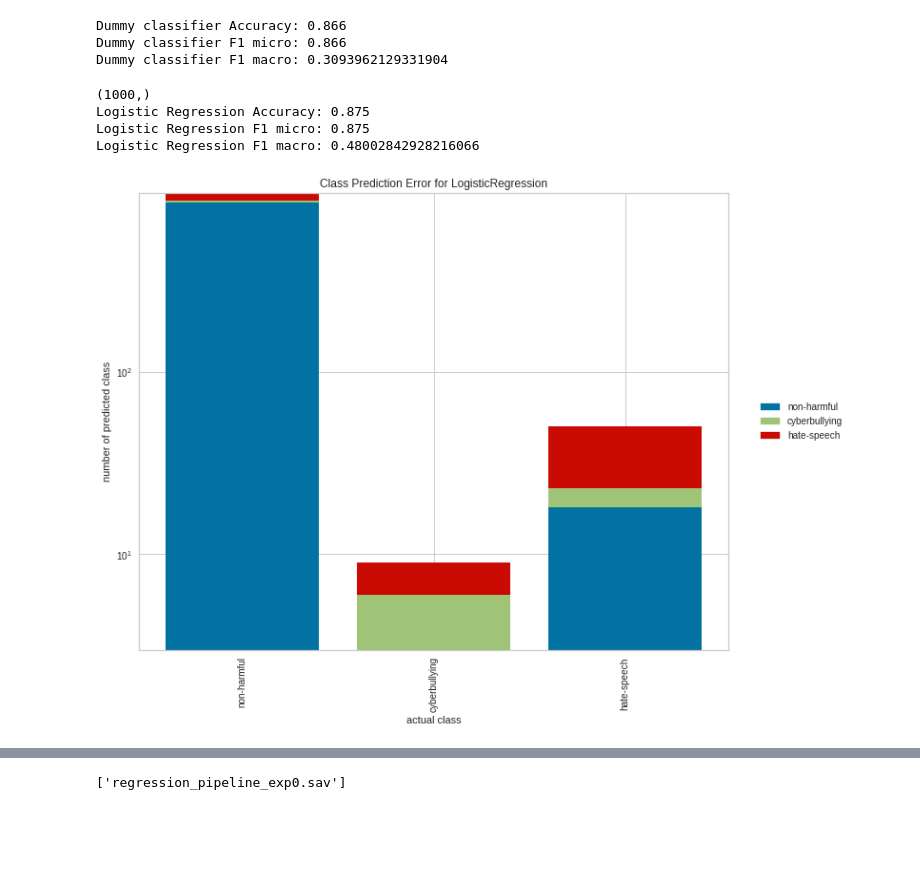
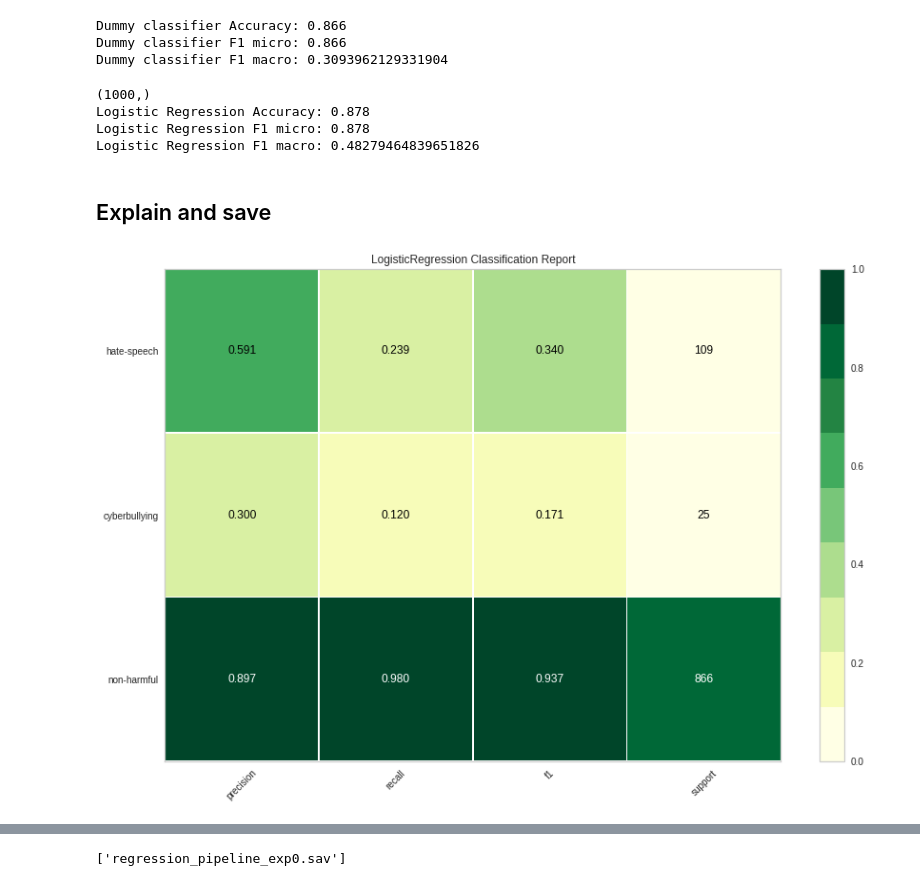
Before and after one commit to g0lemXIV/harmfulness_app, a Jupyter notebook: notebooks/Experiment_0_20200910.ipynb, the cells around one changed output, grey strips where cells are left out. Saved outputs shown, nothing was run; the diff lists cells and outputs as text; code cells hidden in the pictures; blank space fills up the shorter version.

```diff
--- a/notebooks/Experiment_0_20200910.ipynb
+++ b/notebooks/Experiment_0_20200910.ipynb
@@ -90,7 +108,7 @@ data.sample(100).to_json('./test_case_parse_text.json')
 # %%
 #@title Word Cloud grouped by type of harmfulness { run: "auto", vertical-output: true, display-mode: "form" }
 tweets = "non-harmful" #@param ["non-harmful", "cyberbullying", "hate-speech"]
-plot_type = "Frequency Visualizer" #@param ["Word Cloud", "Frequency Visualizer", "Class Balance"]
+plot_type = "Word Cloud" #@param ["Word Cloud", "Frequency Visualizer", "Class Balance"]
 tweet_dict = dict(zip(["non-harmful", "cyberbullying", "hate-speech"], [0,1,2]))
 
 import matplotlib.pyplot as plt
@@ -139,15 +156,0 @@ plot_data(doc, plot_type)
-# %%
-from sklearn.cluster import KMeans
-from sklearn.feature_extraction.text import TfidfVectorizer
-
-from yellowbrick.text import umap
-
-tfidf = TfidfVectorizer()
-X = data[data.tag != 0]
-docs = tfidf.fit_transform(X.processed_text)
-labels = X.tag
-
-# Instantiate the text visualizer
-umap = UMAPVisualizer(metric='cosine')
-umap.fit(docs, labels)
-umap.show()
@@ -283,43 +287,45 @@ print("Logistic Regression F1 micro:",metrics.f1_score(y_test_dev, predicted, av
 print("Logistic Regression F1 macro:",metrics.f1_score(y_test_dev, predicted, average='macro'))
 # %% [output]
 (1000,)
-Logistic Regression Accuracy: 0.875
-Logistic Regression F1 micro: 0.875
-Logistic Regression F1 macro: 0.48002842928216066
+Logistic Regression Accuracy: 0.878
+Logistic Regression F1 micro: 0.878
+Logistic Regression F1 macro: 0.48279464839651826
+# %% [markdown]
+## Explain and save
 # %%
 #@title Model Explain { run: "auto", vertical-output: true }
-plot_type = "Class Prediction Error" #@param ["Classification Report", "Confusion Matrix", "ROCAUC", "Class Prediction Error"]
+plot_type = "Classification Report" #@param ["Classification Report", "Confusion Matrix", "ROCAUC", "Class Prediction Error"]
 
 import matplotlib.pyplot as plt
 from yellowbrick.classifier import ClassificationReport, ConfusionMatrix, ROCAUC, ClassPredictionError
 
 classes = ["non-harmful", "cyberbullying", "hate-speech"]
 
 def visualize_model(X, y, estimator, plot_type):
 
     if plot_type == 'Classification Report':
       visualizer = ClassificationReport(estimator, support=True, classes = classes,
                                         cmap="YlGn", size=(900, 600))
 
     elif plot_type == 'Confusion Matrix':
       visualizer = ConfusionMatrix(estimator, classes=classes,
                                    cmap="YlGn", size=(900, 600))
 
     elif plot_type == 'ROCAUC':
       visualizer = ROCAUC(estimator, classes=classes,
                           cmap="YlGn", size=(900, 600))
 
     elif plot_type == 'Class Prediction Error':
       visualizer = ClassPredictionError(estimator, classes=classes,
                                         cmap="YlGn", size=(900, 600))
       plt.yscale('log')
     visualizer.score(X, y)
     visualizer.poof()
 
 
 visualize_model(d_comp["processed_text"].values, y_test_dev, pipe, plot_type)
 # %% [output]
-[figure, old version]
+[figure, new version]
 # %%
 import eli5
 from eli5.lime import TextExplainer
```
Also changed, not shown: parts of 14 cells of this notebook, 1 other file.
